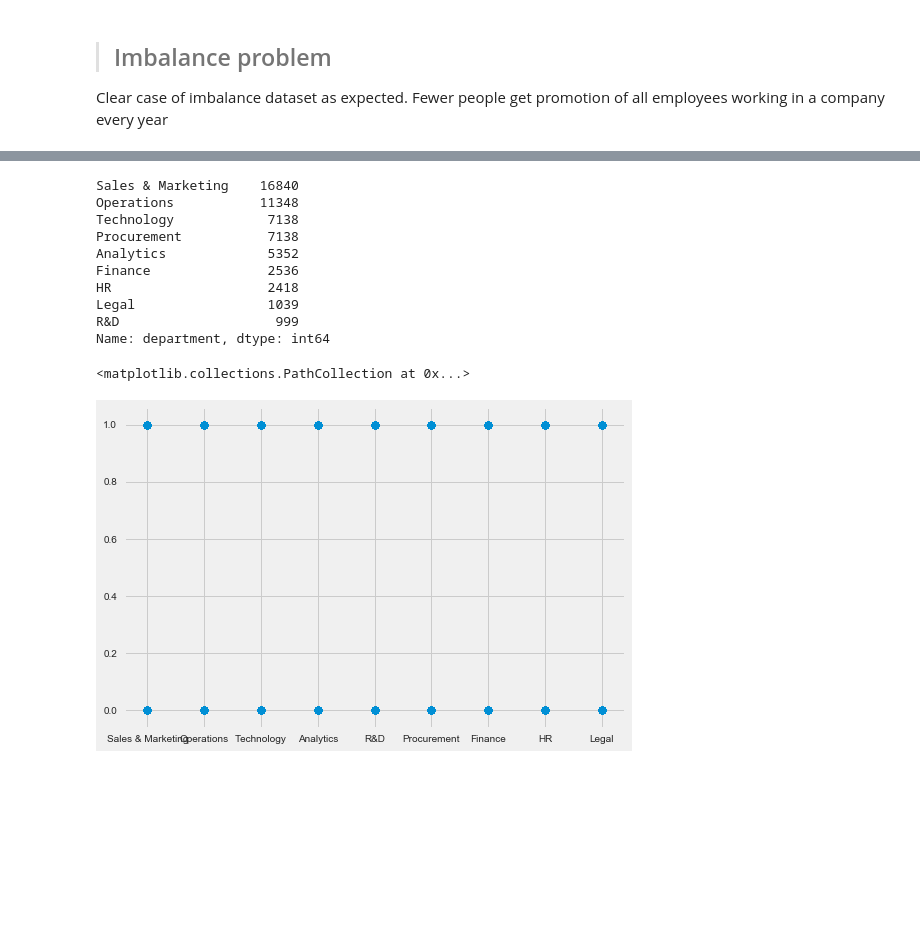
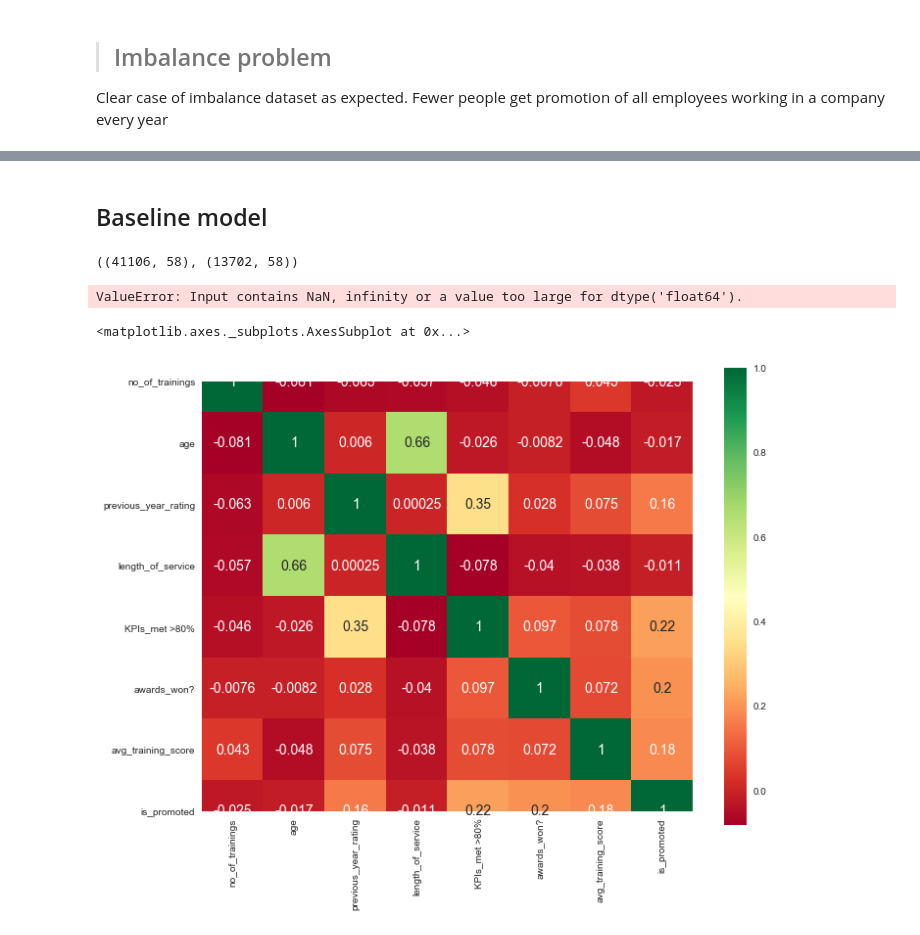
Before and after one commit to reddynt/data-science-competitions, a Jupyter notebook: analytics_vidhya/HR Analytics/kickoff.ipynb, the cells around one changed output, grey strips where cells are left out. Saved outputs shown, nothing was run; the diff lists cells and outputs as text; code cells hidden in the pictures; blank space fills up the shorter version.

```diff
--- a/analytics_vidhya/HR Analytics/kickoff.ipynb
+++ b/analytics_vidhya/HR Analytics/kickoff.ipynb
@@ -59,0 +53,4 @@ Index(['department', 'region', 'education', 'gender', 'recruitment_channel',
+# %%
+# separate out the label column
+label = train_df.is_promoted
+train_df.drop('is_promoted', inplace=True, axis=1)
@@ -59,0 +82,6 @@ Index(['department', 'region', 'education', 'gender', 'recruitment_channel',
+# %%
+# fill null values
+from sklearn.impute import KNNImputer
+knn_imputer = KNNImputer()
+
+knn_imputer.fit_transform(train_df)
@@ -59,0 +106,2 @@ Index(['department', 'region', 'education', 'gender', 'recruitment_channel',
+# %% [markdown]
+## Baseline model
@@ -60,18 +113,23 @@ Index(['department', 'region', 'education', 'gender', 'recruitment_channel',
+# %%
+X_train, X_test, y_train, y_test = train_test_split(train_df_dum, label, shuffle=True, stratify=label, random_state=13)
+X_train.shape, X_test.shape
+# %% [output]
+((41106, 58), (13702, 58))
+# %%
+baseline_lr = LogisticRegression(random_state=13, class_weight='balanced')
+baseline_lr.fit(X_train, y_train)
+# %% [output]
+ValueError: Input contains NaN, infinity or a value too large for dtype('float64').
+# %%
+# lets check feature columns
+plt.style.use('seaborn')
+plt.figure(figsize=(10, 8))
+corr_data = train_df.corr()
+sns.heatmap(corr_data, annot=True, cmap='RdYlGn', square=True)
+# %% [output]
+<matplotlib.axes._subplots.AxesSubplot at 0x...>
+[figure, added]
 # %%
 train_df.department.value_counts()
-# %% [output]
-Sales & Marketing    16840
-Operations           11348
-Technology            7138
-Procurement           7138
-Analytics             5352
-Finance               2536
-HR                    2418
-Legal                 1039
-R&D                    999
-Name: department, dtype: int64
 # %%
 plt.scatter(train_df.department.values, train_df.is_promoted.values)
-# %% [output]
-<matplotlib.collections.PathCollection at 0x...>
-[figure, removed]
```
Also changed, not shown: parts of 8 cells of this notebook.
